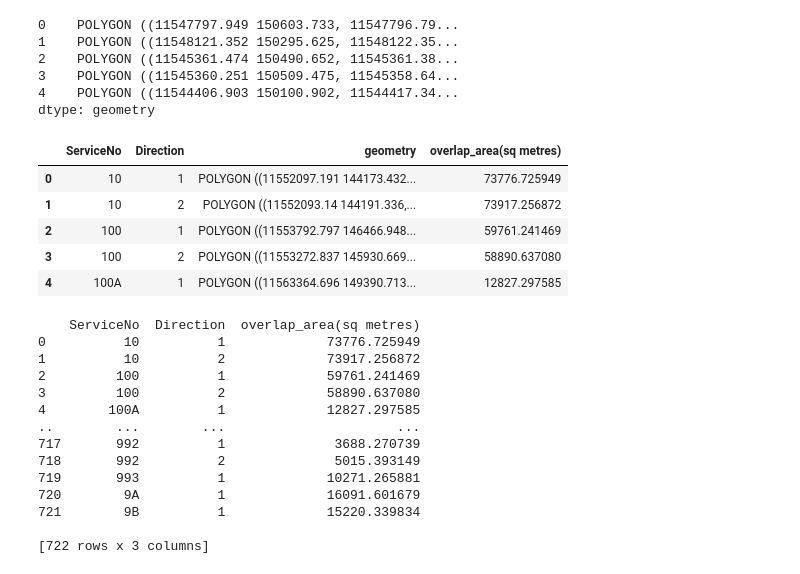
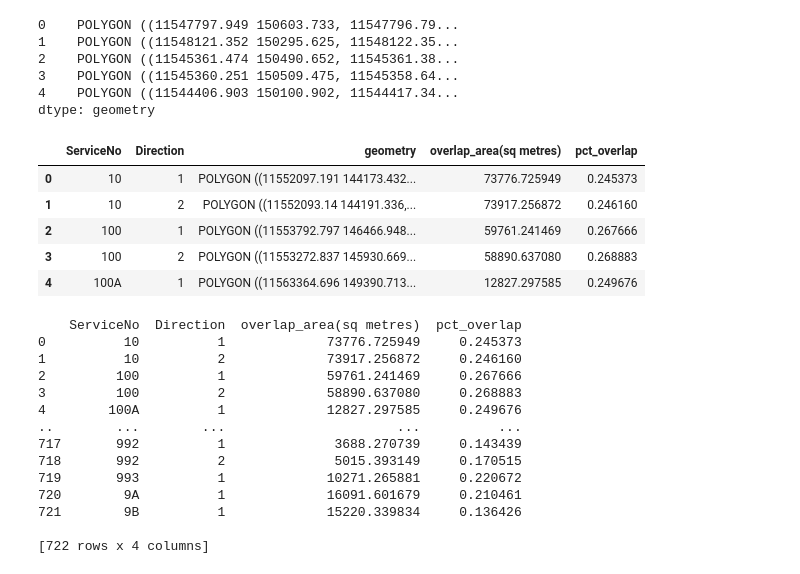
Before and after one commit to ajjajjajjajj/dsa4264-lta-geospatial, a Jupyter notebook: Parallel_Route_kiley.ipynb, the cells around one changed output. Drawn from its saved outputs; the diff is of its cells as text; code cells hidden in the pictures.

Commit message:
Update Parallel_Route

```diff
--- a/Parallel_Route_kiley.ipynb
+++ b/Parallel_Route_kiley.ipynb
@@ -192,7 +192,8 @@ bus_routes_lines
 722 rows × 3 columns
 # %%
 bus_routes_lines['buffer'] = bus_routes_lines.geometry.buffer(500)
-bus_routes_buffer = bus_routes_lines.drop(columns='geometry').rename(columns={'buffer':'geometry'})
+bus_routes_lines['area'] = bus_routes_lines['buffer'].area
+bus_routes_buffer = bus_routes_lines.drop(columns={'geometry', 'area'}).rename(columns={'buffer':'geometry'})
 bus_routes_buffer
 # %% [output]
 |  | ServiceNo | Direction | geometry |
@@ -222,36 +223,37 @@ dtype: geometry
 # %%
 ## Step 5: Identify Bus Routes that Overlap with MRT Lines
 # Find bus routes that intersect with the MRT buffer
 overlapping_bus_routes = bus_routes_buffer[bus_routes_buffer.intersects(rail_line_buffer.union_all())]
 
 ### Calculate Overlap Length
 overlapping_bus_routes['overlap_area(sq metres)'] = overlapping_bus_routes.intersection(rail_line_buffer.union_all()).length
+overlapping_bus_routes['pct_overlap'] = (overlapping_bus_routes['overlap_area(sq metres)']/(overlapping_bus_routes['geometry'].area))*100
 overlapping_bus_routes.head()
 # %% [output]
-|  | ServiceNo | Direction | geometry | overlap_area(sq metres) |
-| 0 | 10 | 1 | POLYGON ((11552097.191 144173.432... | 73776.725949 |
-| 1 | 10 | 2 | POLYGON ((11552093.14 144191.336,... | 73917.256872 |
-| 2 | 100 | 1 | POLYGON ((11553792.797 146466.948... | 59761.241469 |
-| 3 | 100 | 2 | POLYGON ((11553272.837 145930.669... | 58890.637080 |
-| 4 | 100A | 1 | POLYGON ((11563364.696 149390.713... | 12827.297585 |
+|  | ServiceNo | Direction | geometry | overlap_area(sq metres) | pct_overlap |
+| 0 | 10 | 1 | POLYGON ((11552097.191 144173.432... | 73776.725949 | 0.245373 |
+| 1 | 10 | 2 | POLYGON ((11552093.14 144191.336,... | 73917.256872 | 0.246160 |
+| 2 | 100 | 1 | POLYGON ((11553792.797 146466.948... | 59761.241469 | 0.267666 |
+| 3 | 100 | 2 | POLYGON ((11553272.837 145930.669... | 58890.637080 | 0.268883 |
+| 4 | 100A | 1 | POLYGON ((11563364.696 149390.713... | 12827.297585 | 0.249676 |
 # %%
 ## Step 6: Output Results
-output_df = overlapping_bus_routes[['ServiceNo', 'Direction', 'overlap_area(sq metres)']]
+output_df = overlapping_bus_routes[['ServiceNo', 'Direction', 'overlap_area(sq metres)', 'pct_overlap']]
 
 # Display the output
 print(output_df)
 # %% [output]
-    ServiceNo  Direction  overlap_area(sq metres)
-0          10          1             73776.725949
-1          10          2             73917.256872
-2         100          1             59761.241469
-3         100          2             58890.637080
-4        100A          1             12827.297585
-..        ...        ...                      ...
-717       992          1              3688.270739
-718       992          2              5015.393149
-719       993          1             10271.265881
-720        9A          1             16091.601679
-721        9B          1             15220.339834
+    ServiceNo  Direction  overlap_area(sq metres)  pct_overlap
+0          10          1             73776.725949     0.245373
+1          10          2             73917.256872     0.246160
+2         100          1             59761.241469     0.267666
+3         100          2             58890.637080     0.268883
+4        100A          1             12827.297585     0.249676
+..        ...        ...                      ...          ...
+717       992          1              3688.270739     0.143439
+718       992          2              5015.393149     0.170515
+719       993          1             10271.265881     0.220672
+720        9A          1             16091.601679     0.210461
+721        9B          1             15220.339834     0.136426
 
-[722 rows x 3 columns]
+[722 rows x 4 columns]
```
